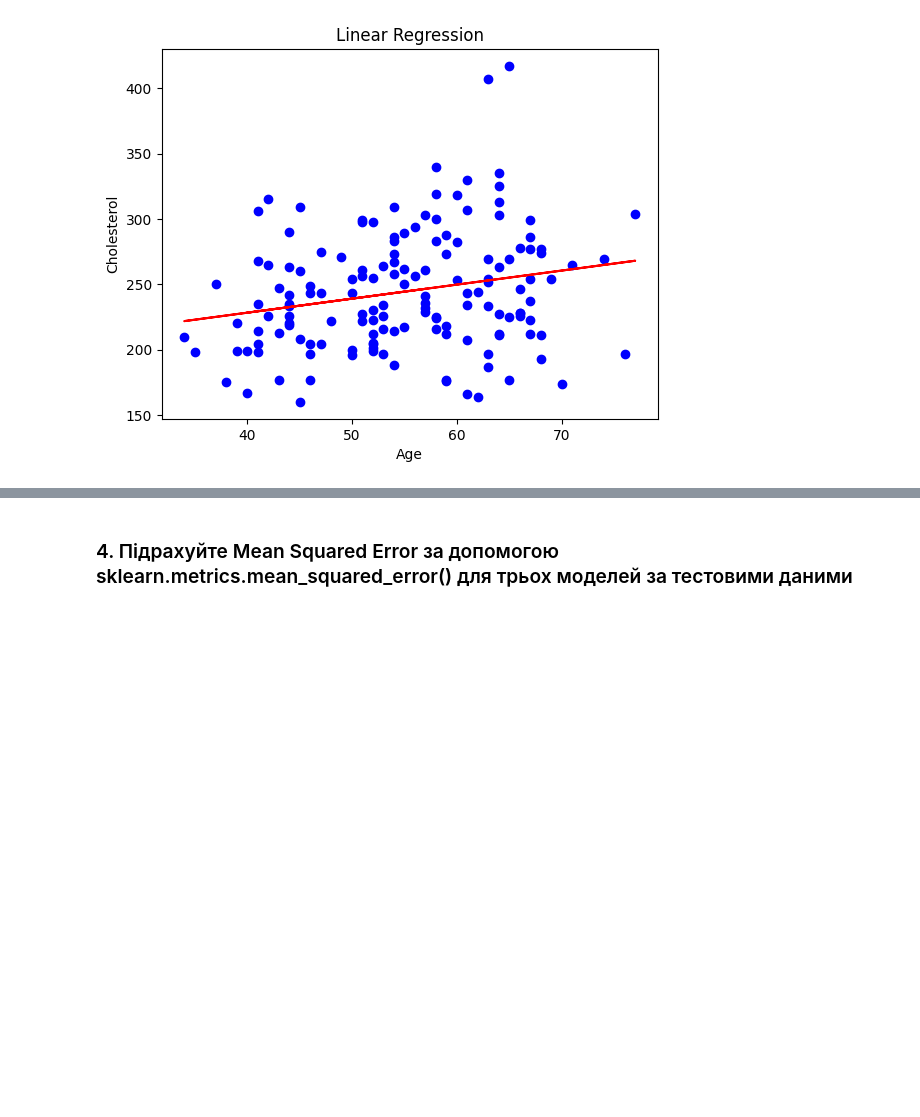
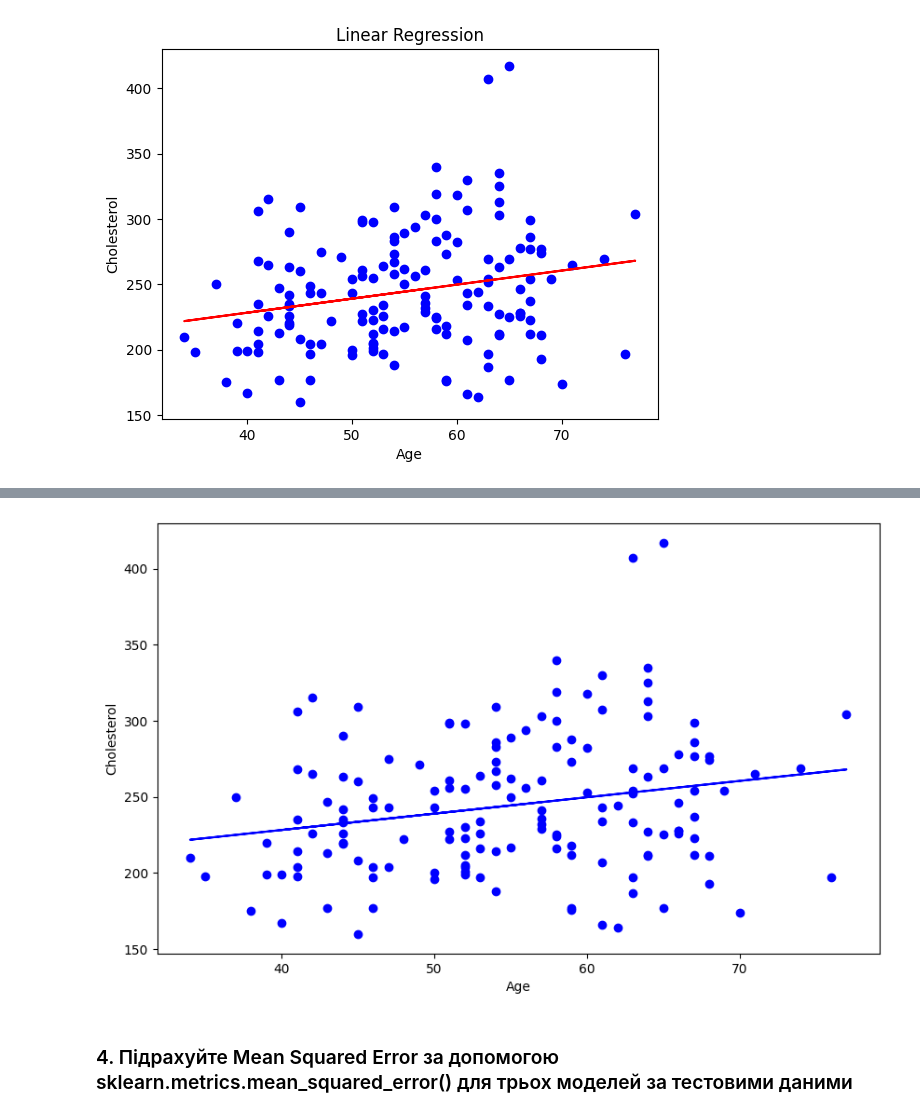
Before and after one commit to Vikyliya/ad_labs, a Jupyter notebook: lab4/lab4_3.ipynb, the cells around one changed output, grey strips where cells are left out. Saved outputs shown, nothing was run; the diff lists cells and outputs as text; code cells hidden in the pictures; blank space fills up the shorter version.

```diff
--- a/lab4/lab4_3.ipynb
+++ b/lab4/lab4_3.ipynb
@@ -97,3 +100,14 @@ plt.show()
+# %%
+plt.figure(figsize=(10, 6))
+plt.scatter(x, y, color='blue')
+plt.plot(x, y_pred, color='blue')
+#plt.plot(x, y_pred_lasso, color='green')
+#plt.plot(x, y_pred_lassolars, color='red')
+plt.xlabel('Age')
+plt.ylabel('Cholesterol')
+plt.show()
+# %% [output]
+[figure, added]
 # %% [markdown]
 <h3> 4. Підрахуйте Mean Squared Error за допомогою sklearn.metrics.mean_squared_error() для трьох моделей за тестовими даними</h3>
 # %%
```
Also changed, not shown: parts of 2 cells of this notebook, 2 other files.
